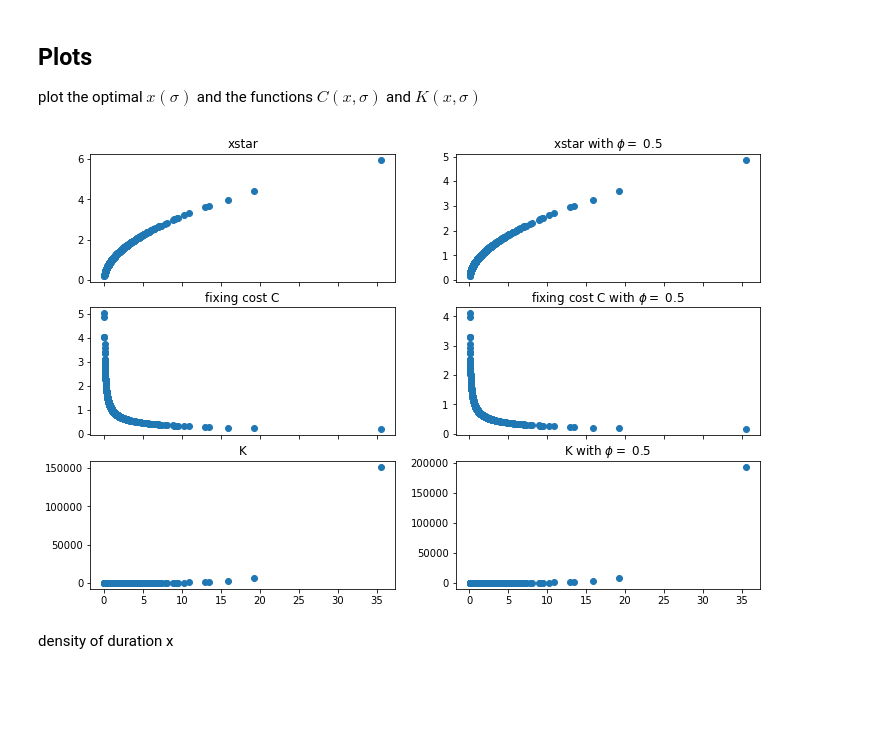
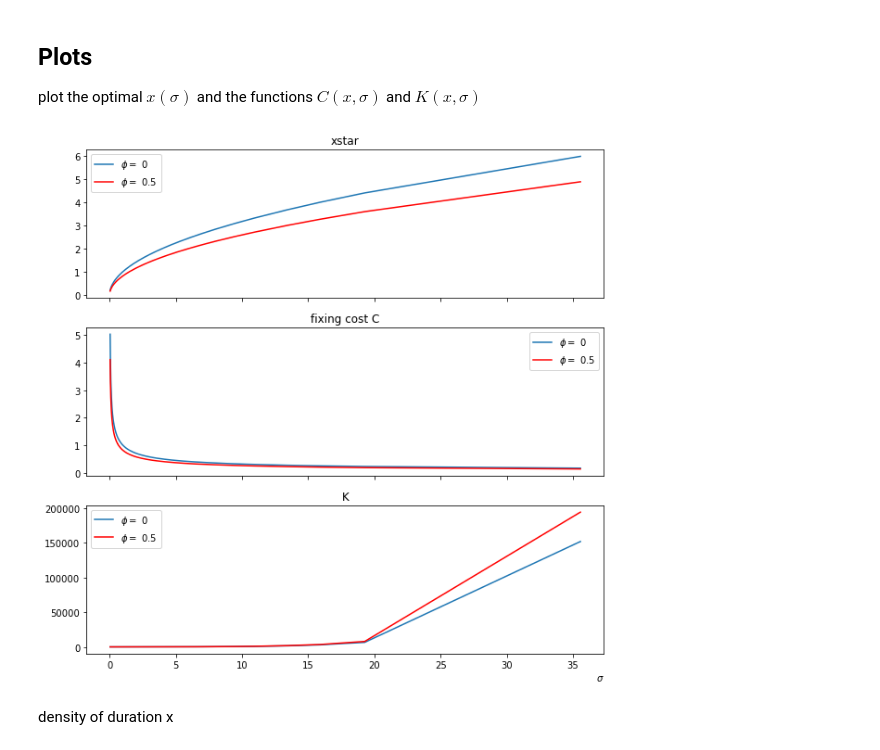
Before and after one commit to paulaleoni/delhi_outages, a Jupyter notebook: sim/simulations.ipynb, the cells around one changed output. Drawn from its saved outputs; the diff is of its cells as text; code cells hidden in the pictures; blank space fills up the shorter version.

```diff
--- a/sim/simulations.ipynb
+++ b/sim/simulations.ipynb
@@ -83,24 +83,27 @@ df.head()
 # %% [markdown]
 ## Plots
 plot the optimal $x(\sigma)$ and the functions $C(x,\sigma)$ and $K(x,\sigma)$
-# %%
-fig, axs = plt.subplots(3,2,figsize=(12,8), sharex=True)
-axs[0,0].plot(df.sigma, df.xstar, 'o')
-axs[0,0].set_title('xstar')
-axs[1,0].plot(df.sigma, df.fixing_cost, 'o')
-axs[1,0].set_title('fixing cost C')
-axs[2,0].plot(df.sigma, df.K, 'o')
-axs[2,0].set_title('K')
-# phi
-axs[0,1].plot(df.sigma, df.xstar_phi, 'o')
-axs[0,1].set_title(f'xstar with $\phi =$ {phi}')
-axs[1,1].plot(df.sigma, df.fixing_cost_phi, 'o')
-axs[1,1].set_title(f'fixing cost C with $\phi =$ {phi}')
-axs[2,1].plot(df.sigma, df.K_phi, 'o')
-axs[2,1].set_title(f'K with $\phi =$ {phi}')
-plt.show()
-# %% [output]
-[figure, removed]
+# %%
+# first sort df in ascending order for sigmas
+df_order = df.sort_values('sigma')
+
+fig, axs = plt.subplots(3,1,figsize=(10,10), sharex=True)
+axs[0].plot(df_order.sigma, df_order.xstar, label=f'$\phi =$ {0}')
+axs[0].plot(df_order.sigma, df_order.xstar_phi, color='red', label=f'$\phi =$ {phi}')
+axs[0].set_title('xstar')
+axs[1].plot(df_order.sigma, df_order.fixing_cost, label=f'$\phi =$ {0}')
+axs[1].plot(df_order.sigma, df_order.fixing_cost_phi, color='red', label=f'$\phi =$ {phi}')
+axs[1].set_title('fixing cost C')
+axs[2].plot(df_order.sigma, df_order.K, label=f'$\phi =$ {0}')
+axs[2].plot(df_order.sigma, df_order.K_phi, color='red', label=f'$\phi =$ {phi}')
+axs[2].set_title('K')
+axs[2].set_xlabel(r'$\sigma$', loc='right')
+axs[0].legend()
+axs[1].legend()
+axs[2].legend()
+plt.show()
+# %% [output]
+[figure, added]
 # %% [markdown]
 density of duration x
 # %%
```
Also changed, not shown: parts of 6 cells of this notebook, 1 other file.
